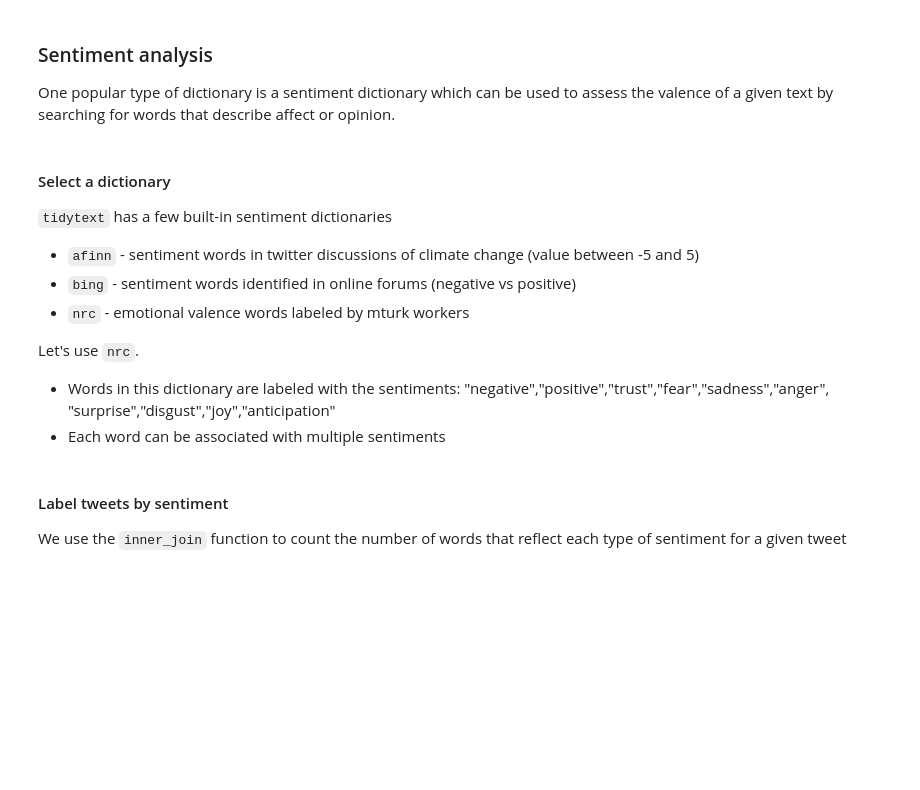
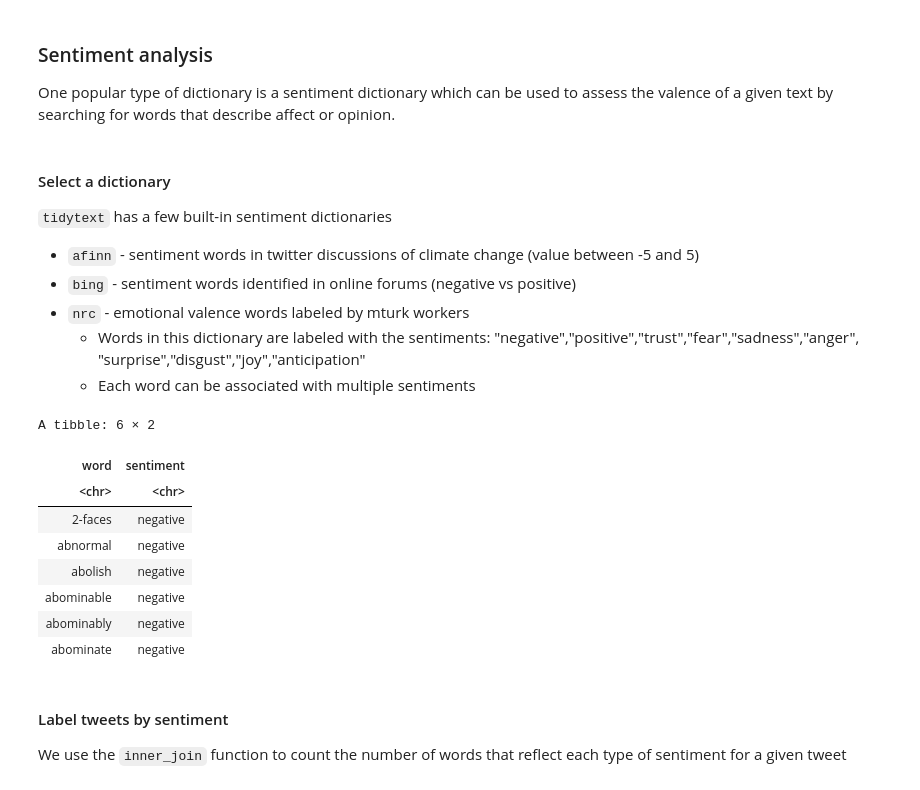
Before and after one commit to MindyChang/text-analysis-workshop, a Jupyter notebook: index.ipynb, the cells around one changed output. Cells and saved outputs as stored; diff of their text form; code cells hidden in the pictures; blank space fills up the shorter version.

```diff
--- a/index.ipynb
+++ b/index.ipynb
@@ -353,13 +433,23 @@ One popular type of dictionary is a sentiment dictionary which can be used to as
 - `afinn` - sentiment words in twitter discussions of climate change (value between -5 and 5)
 - `bing` - sentiment words identified in online forums (negative vs positive)
 - `nrc` - emotional valence words labeled by mturk workers
-
-Let's use `nrc`.
-- Words in this dictionary are labeled with the sentiments: "negative","positive","trust","fear","sadness","anger", "surprise","disgust","joy","anticipation"
-- Each word can be associated with multiple sentiments
+    - Words in this dictionary are labeled with the sentiments:
+    "negative","positive","trust","fear","sadness","anger", "surprise","disgust","joy","anticipation"
+    - Each word can be associated with multiple sentiments
 # %%
 # look at the nrc dictionary
-head(get_sentiments("nrc"))
+sentiment_dictionary = "bing"
+head(get_sentiments(sentiment_dictionary))
+# %% [output]
+A tibble: 6 × 2
+| word | sentiment |
+| <chr> | <chr> |
+| 2-faces | negative |
+| abnormal | negative |
+| abolish | negative |
+| abominable | negative |
+| abominably | negative |
+| abominate | negative |
 # %% [markdown]
 #### Label tweets by sentiment
 We use the `inner_join` function to count the number of words that reflect each type of sentiment for a given tweet
```
Also changed, not shown: parts of 12 cells of this notebook.
